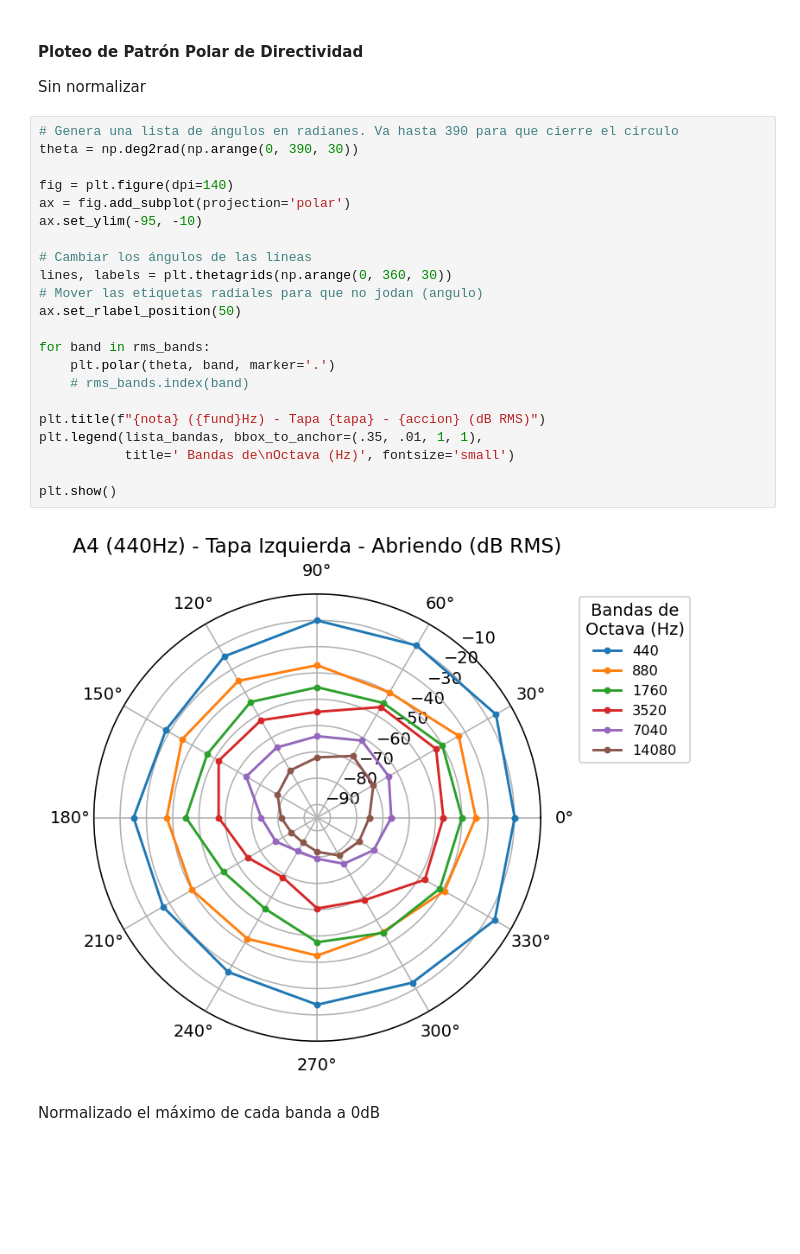
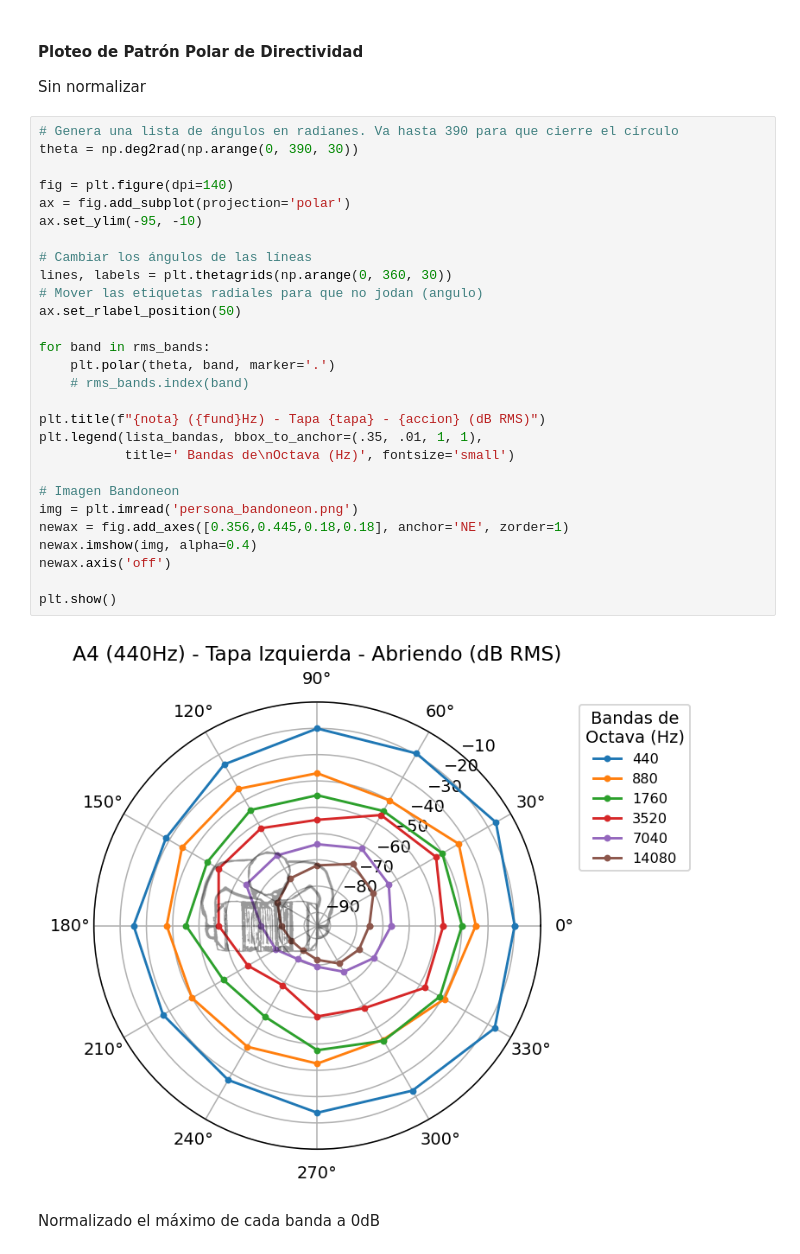
Before and after one commit to MatiasCarbone/Analisis-Directividad, a Jupyter notebook: Analisis Directividad.ipynb, the cells around one changed output. Cells and saved outputs as stored; diff of their text form; blank space fills up the shorter version.

Commit message:
Plot image indicating player position

```diff
--- a/Analisis Directividad.ipynb
+++ b/Analisis Directividad.ipynb
@@ -235,27 +236,33 @@ Sin normalizar
 # %%
 # Genera una lista de ángulos en radianes. Va hasta 390 para que cierre el círculo
 theta = np.deg2rad(np.arange(0, 390, 30))
 
 fig = plt.figure(dpi=140)
 ax = fig.add_subplot(projection='polar')
 ax.set_ylim(-95, -10)
 
 # Cambiar los ángulos de las líneas
 lines, labels = plt.thetagrids(np.arange(0, 360, 30))
 # Mover las etiquetas radiales para que no jodan (angulo)
 ax.set_rlabel_position(50)
 
 for band in rms_bands:
     plt.polar(theta, band, marker='.')
     # rms_bands.index(band)
 
 plt.title(f"{nota} ({fund}Hz) - Tapa {tapa} - {accion} (dB RMS)")
 plt.legend(lista_bandas, bbox_to_anchor=(.35, .01, 1, 1),
            title=' Bandas de\nOctava (Hz)', fontsize='small')
 
+# Imagen Bandoneon
+img = plt.imread('persona_bandoneon.png')
+newax = fig.add_axes([0.356,0.445,0.18,0.18], anchor='NE', zorder=1)
+newax.imshow(img, alpha=0.4)
+newax.axis('off')
+
 plt.show()
 # %% [output]
-[figure, old version]
+[figure, new version]
 # %% [markdown]
 Normalizado el máximo de cada banda a 0dB
 # %%
```
Also changed, not shown: parts of 2 cells of this notebook, 1 other file.
